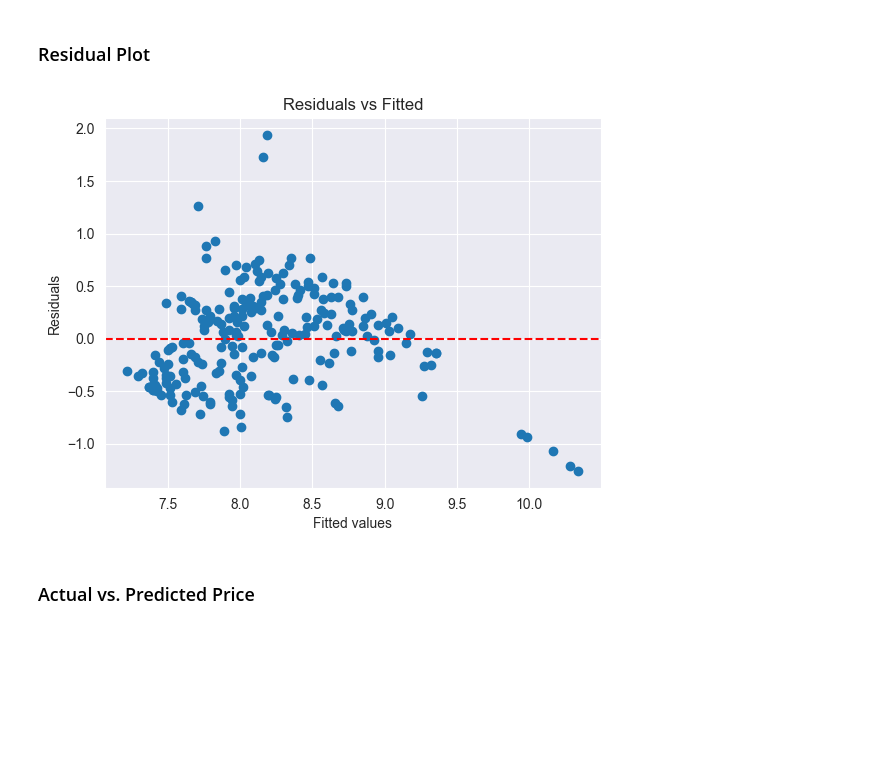
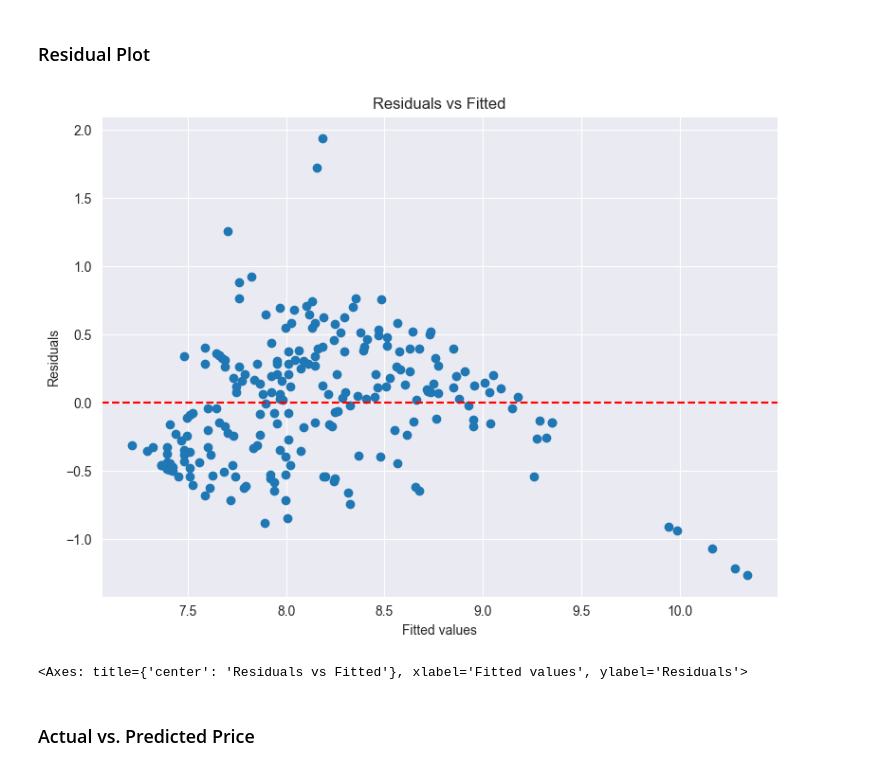
Before and after one commit to plewd/DS3000-Project, a Jupyter notebook: template.ipynb, the cells around one changed output. Drawn from its saved outputs; the diff is of its cells as text; code cells hidden in the pictures; blank space fills up the shorter version.

Commit message:
Finalized visualizations and model 1

```diff
--- a/template.ipynb
+++ b/template.ipynb
@@ -579,16 +581,38 @@ Notes:
 # %% [markdown]
 ### Residual Plot
-# %%
-fitted_vals = model_log.fittedvalues
-residuals = model_log.resid
-
-plt.scatter(fitted_vals, residuals)
-plt.axhline(y=0, color='red', linestyle='--')
-plt.xlabel('Fitted values')
-plt.ylabel('Residuals')
-plt.title('Residuals vs Fitted')
-plt.show()
-# %% [output]
-[figure, removed]
+# %%
+def plot_residuals_vs_fitted(model):
+    """
+    Plot residuals versus fitted values for a fitted regression model.
+
+    Parameters
+    ----------
+    model : statsmodels.regression.linear_model.RegressionResultsWrapper
+        A fitted OLS model.
+
+    Returns
+    -------
+    matplotlib.axes.Axes
+        Axes object containing the residuals vs. fitted plot.
+    """
+    fitted_vals = model.fittedvalues
+    residuals = model.resid
+
+    plt.figure(figsize=(8, 6))
+    ax = plt.gca()
+    ax.scatter(fitted_vals, residuals)
+    ax.axhline(y=0, color="red", linestyle="--")
+    ax.set_xlabel("Fitted values")
+    ax.set_ylabel("Residuals")
+    ax.set_title("Residuals vs Fitted")
+    plt.tight_layout()
+    plt.show()
+    return ax
+
+
+plot_residuals_vs_fitted(model)
+# %% [output]
+[figure, added]
+<Axes: title={'center': 'Residuals vs Fitted'}, xlabel='Fitted values', ylabel='Residuals'>
 # %% [markdown]
 ### Actual vs. Predicted Price
```
Also changed, not shown: parts of 28 cells of this notebook.
